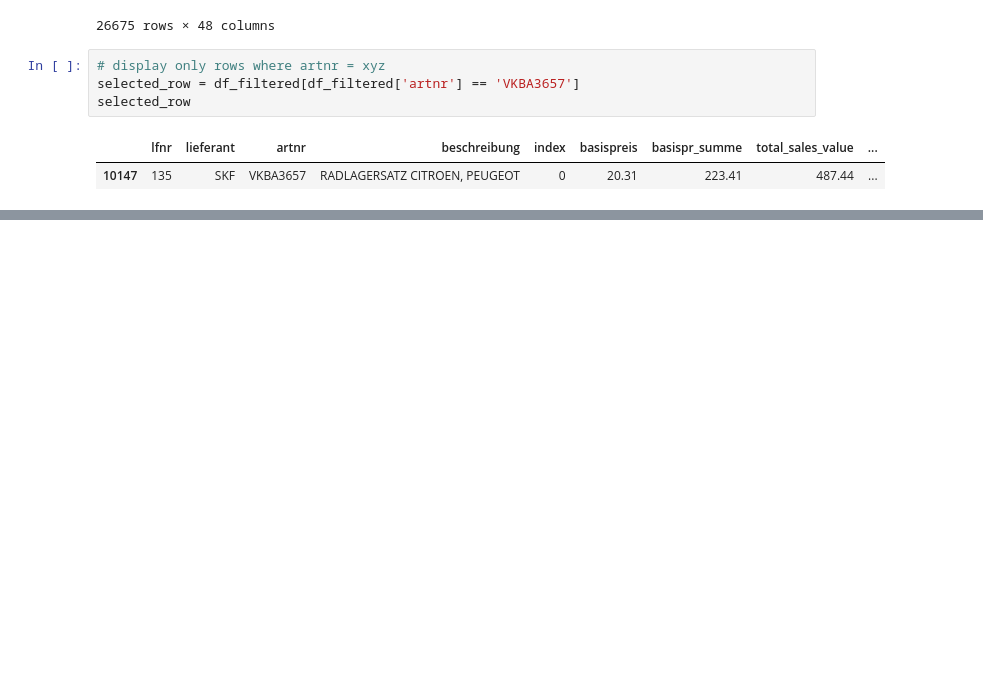
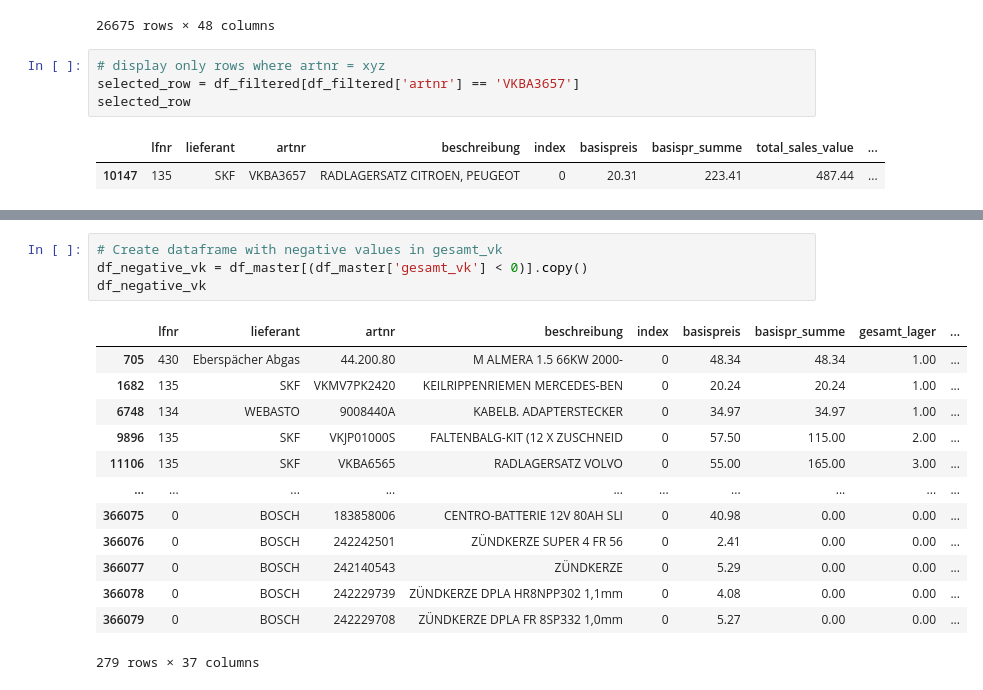
Before and after one commit to capstone-kueblbeck/capstone-kueblbeck, a Jupyter notebook: coding/hans_pn.ipynb, the cells around one changed output, grey strips where cells are left out. Saved outputs shown, nothing was run; the diff lists cells and outputs as text; blank space fills up the shorter version.

```diff
--- a/coding/hans_pn.ipynb
+++ b/coding/hans_pn.ipynb
@@ -434,0 +489,18 @@ selected_row
+# %%
+# Create dataframe with negative values in gesamt_vk
+df_negative_vk = df_master[(df_master['gesamt_vk'] < 0)].copy()
+df_negative_vk
+# %% [output]
+|  | lfnr | lieferant | artnr | beschreibung | index | basispreis | basispr_summe | gesamt_lager | ... |
+| 705 | 430 | Eberspächer Abgas | 44.200.80 | M ALMERA 1.5 66KW 2000- | 0 | 48.34 | 48.34 | 1.00 | ... |
+| 1682 | 135 | SKF | VKMV7PK2420 | KEILRIPPENRIEMEN MERCEDES-BEN | 0 | 20.24 | 20.24 | 1.00 | ... |
+| 6748 | 134 | WEBASTO | 9008440A | KABELB. ADAPTERSTECKER | 0 | 34.97 | 34.97 | 1.00 | ... |
+| 9896 | 135 | SKF | VKJP01000S | FALTENBALG-KIT (12 X ZUSCHNEID | 0 | 57.50 | 115.00 | 2.00 | ... |
+| 11106 | 135 | SKF | VKBA6565 | RADLAGERSATZ VOLVO | 0 | 55.00 | 165.00 | 3.00 | ... |
+| ... | ... | ... | ... | ... | ... | ... | ... | ... | ... |
+| 366075 | 0 | BOSCH | 183858006 | CENTRO-BATTERIE 12V 80AH SLI | 0 | 40.98 | 0.00 | 0.00 | ... |
+| 366076 | 0 | BOSCH | 242242501 | ZÜNDKERZE SUPER 4 FR 56 | 0 | 2.41 | 0.00 | 0.00 | ... |
+| 366077 | 0 | BOSCH | 242140543 | ZÜNDKERZE | 0 | 5.29 | 0.00 | 0.00 | ... |
+| 366078 | 0 | BOSCH | 242229739 | ZÜNDKERZE DPLA HR8NPP302 1,1mm | 0 | 4.08 | 0.00 | 0.00 | ... |
+| 366079 | 0 | BOSCH | 242229708 | ZÜNDKERZE DPLA FR 8SP332 1,0mm | 0 | 5.27 | 0.00 | 0.00 | ... |
+279 rows × 37 columns
```
Also changed, not shown: parts of 9 cells of this notebook.
